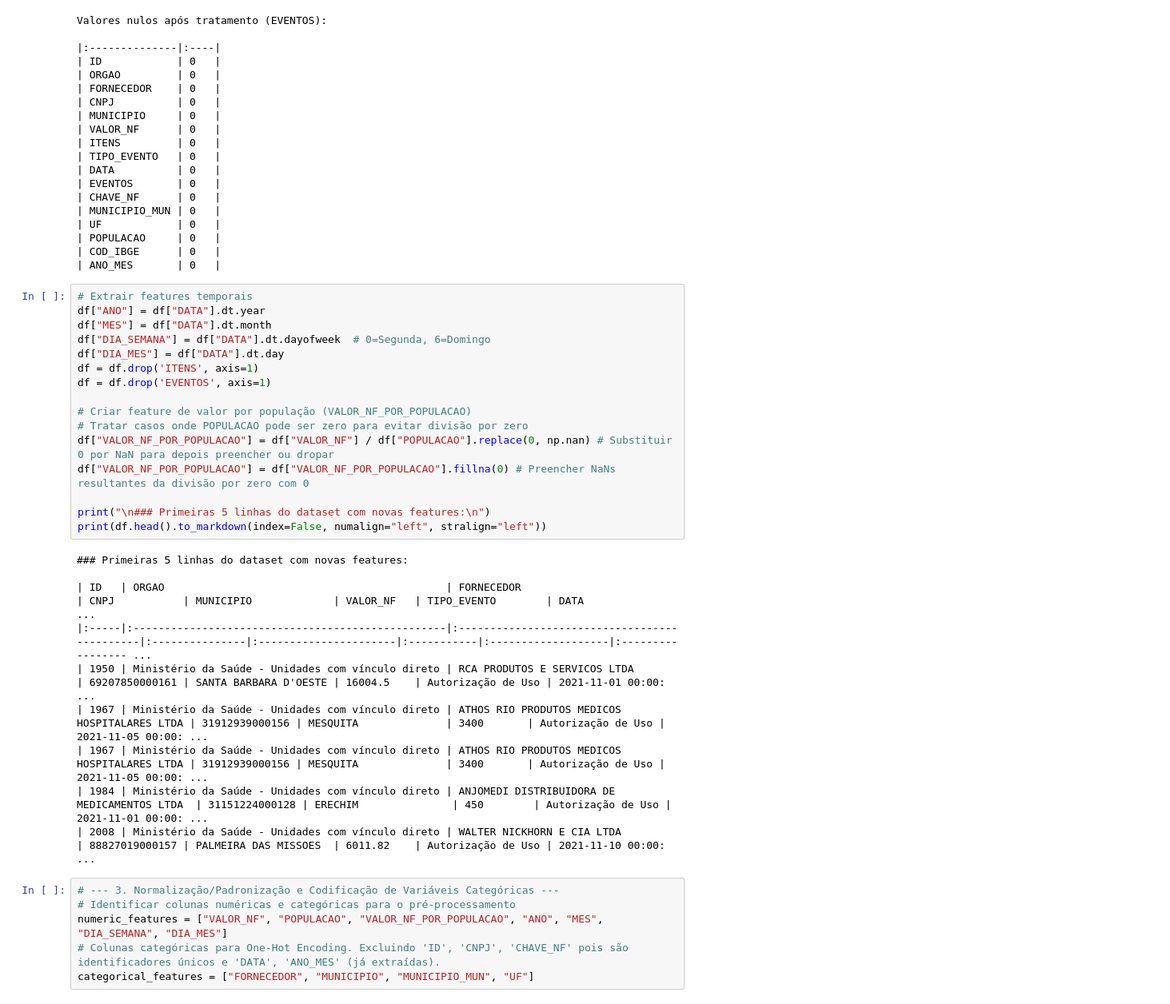
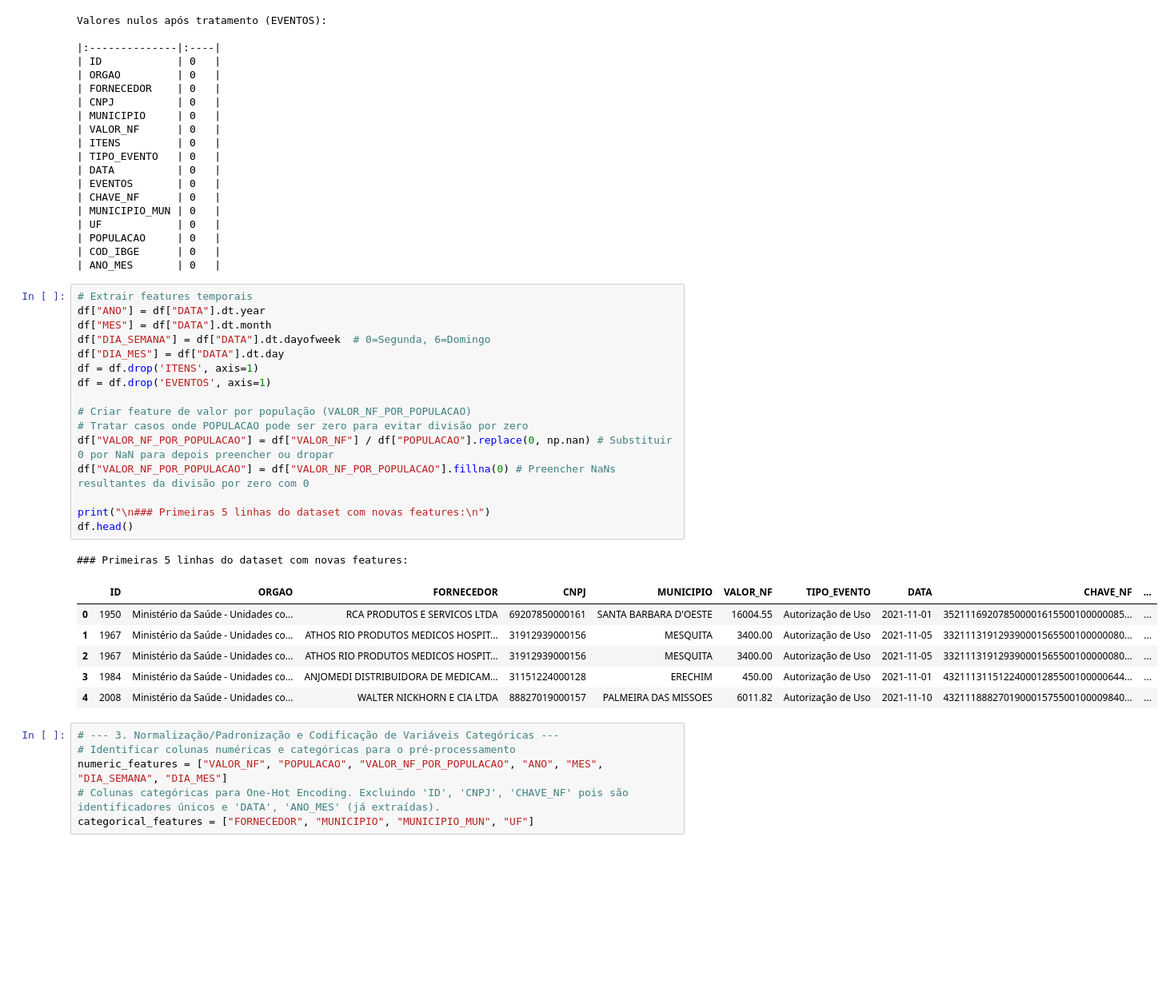
Before and after one commit to Mr-reinert/public-data-analysis-anomaly-detection-ml, a Jupyter notebook: notebooks/2_Isolation_forest.ipynb, the cells around one changed output. Shown: that part at 80% size. Saved outputs shown, nothing was run; the diff lists cells and outputs as text; blank space fills up the shorter version.

```diff
--- a/notebooks/2_Isolation_forest.ipynb
+++ b/notebooks/2_Isolation_forest.ipynb
@@ -53,29 +53,27 @@ Valores nulos após tratamento (EVENTOS):
 # %%
 # Extrair features temporais
 df["ANO"] = df["DATA"].dt.year
 df["MES"] = df["DATA"].dt.month
 df["DIA_SEMANA"] = df["DATA"].dt.dayofweek  # 0=Segunda, 6=Domingo
 df["DIA_MES"] = df["DATA"].dt.day
 df = df.drop('ITENS', axis=1)
 df = df.drop('EVENTOS', axis=1)
 
 # Criar feature de valor por população (VALOR_NF_POR_POPULACAO)
 # Tratar casos onde POPULACAO pode ser zero para evitar divisão por zero
 df["VALOR_NF_POR_POPULACAO"] = df["VALOR_NF"] / df["POPULACAO"].replace(0, np.nan) # Substituir 0 por NaN para depois preencher ou dropar
 df["VALOR_NF_POR_POPULACAO"] = df["VALOR_NF_POR_POPULACAO"].fillna(0) # Preencher NaNs resultantes da divisão por zero com 0
 
 print("\n### Primeiras 5 linhas do dataset com novas features:\n")
-print(df.head().to_markdown(index=False, numalign="left", stralign="left"))
+df.head()
 # %% [output]
 ### Primeiras 5 linhas do dataset com novas features:
-
-| ID   | ORGAO                                             | FORNECEDOR                                   | CNPJ           | MUNICIPIO             | VALOR_NF   | TIPO_EVENTO        | DATA              ...
-|:-----|:--------------------------------------------------|:---------------------------------------------|:---------------|:----------------------|:-----------|:-------------------|:----------------- ...
-| 1950 | Ministério da Saúde - Unidades com vínculo direto | RCA PRODUTOS E SERVICOS LTDA                 | 69207850000161 | SANTA BARBARA D'OESTE | 16004.5    | Autorização de Uso | 2021-11-01 00:00: ...
-| 1967 | Ministério da Saúde - Unidades com vínculo direto | ATHOS RIO PRODUTOS MEDICOS HOSPITALARES LTDA | 31912939000156 | MESQUITA              | 3400       | Autorização de Uso | 2021-11-05 00:00: ...
-| 1967 | Ministério da Saúde - Unidades com vínculo direto | ATHOS RIO PRODUTOS MEDICOS HOSPITALARES LTDA | 31912939000156 | MESQUITA              | 3400       | Autorização de Uso | 2021-11-05 00:00: ...
-| 1984 | Ministério da Saúde - Unidades com vínculo direto | ANJOMEDI DISTRIBUIDORA DE MEDICAMENTOS LTDA  | 31151224000128 | ERECHIM               | 450        | Autorização de Uso | 2021-11-01 00:00: ...
-| 2008 | Ministério da Saúde - Unidades com vínculo direto | WALTER NICKHORN E CIA LTDA                   | 88827019000157 | PALMEIRA DAS MISSOES  | 6011.82    | Autorização de Uso | 2021-11-10 00:00: ...
+|  | ID | ORGAO | FORNECEDOR | CNPJ | MUNICIPIO | VALOR_NF | TIPO_EVENTO | DATA | CHAVE_NF | ... |
+| 0 | 1950 | Ministério da Saúde - Unidades co... | RCA PRODUTOS E SERVICOS LTDA | 69207850000161 | SANTA BARBARA D'OESTE | 16004.55 | Autorização de Uso | 2021-11-01 | 352111692078500001615500100000085... | ... |
+| 1 | 1967 | Ministério da Saúde - Unidades co... | ATHOS RIO PRODUTOS MEDICOS HOSPIT... | 31912939000156 | MESQUITA | 3400.00 | Autorização de Uso | 2021-11-05 | 332111319129390001565500100000080... | ... |
+| 2 | 1967 | Ministério da Saúde - Unidades co... | ATHOS RIO PRODUTOS MEDICOS HOSPIT... | 31912939000156 | MESQUITA | 3400.00 | Autorização de Uso | 2021-11-05 | 332111319129390001565500100000080... | ... |
+| 3 | 1984 | Ministério da Saúde - Unidades co... | ANJOMEDI DISTRIBUIDORA DE MEDICAM... | 31151224000128 | ERECHIM | 450.00 | Autorização de Uso | 2021-11-01 | 432111311512240001285500100000644... | ... |
+| 4 | 2008 | Ministério da Saúde - Unidades co... | WALTER NICKHORN E CIA LTDA | 88827019000157 | PALMEIRA DAS MISSOES | 6011.82 | Autorização de Uso | 2021-11-10 | 432111888270190001575500100009840... | ... |
 # %%
 # --- 3. Normalização/Padronização e Codificação de Variáveis Categóricas ---
 # Identificar colunas numéricas e categóricas para o pré-processamento
```
Also changed, not shown: parts of 4 cells of this notebook.
